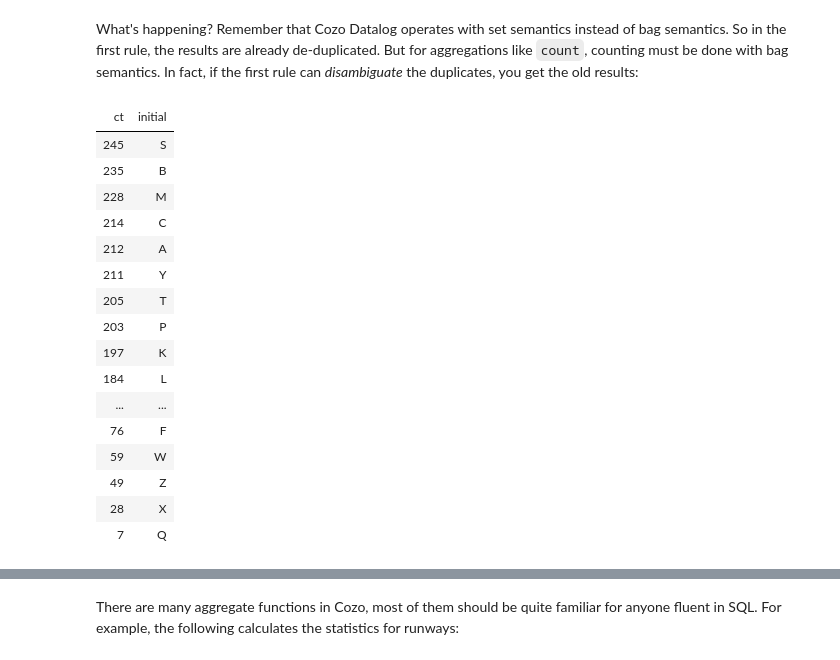
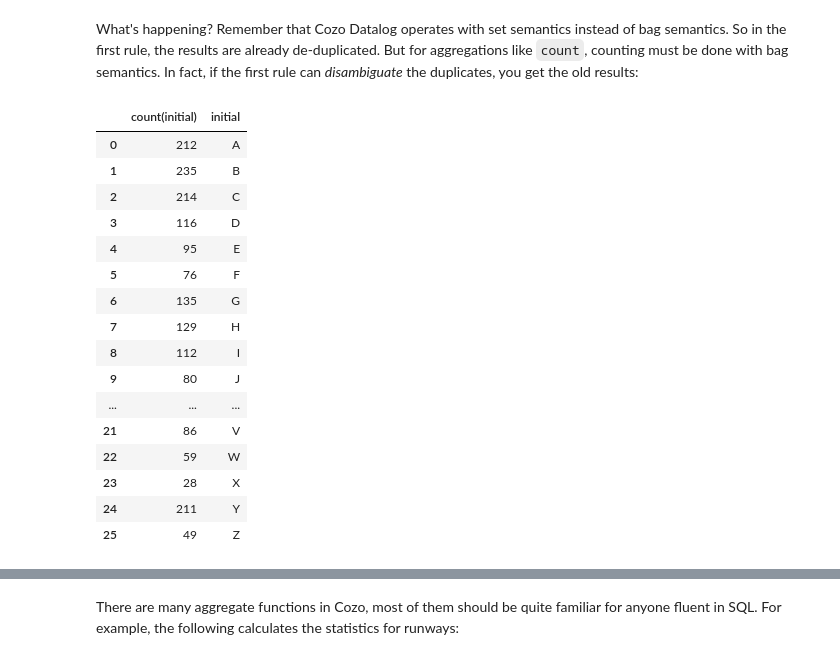
Before and after one commit to cozodb/cozo, a Jupyter notebook: tutorial/3-distillation.ipynb, the cells around one changed output, grey strips where cells are left out. Saved outputs shown, nothing was run; the diff lists cells and outputs as text; code cells hidden in the pictures.

```diff
--- a/tutorial/3-distillation.ipynb
+++ b/tutorial/3-distillation.ipynb
@@ -220,24 +234,24 @@ Took 11ms
 What's happening? Remember that Cozo Datalog operates with set semantics instead of bag semantics. So in the first rule, the results are already de-duplicated. But for aggregations like `count`, counting must be done with bag semantics. In fact, if the first rule can _disambiguate_ the duplicates, you get the old results:
 # %%
 initials[i, iata] := [_ airport.iata iata], i <- first(chars(iata))
-?[count(ct), initial] := initials[initial, _], ct <- initial
+?[count(initial), initial] := initials[initial, _]
 
-:order -ct
+:order initial
 # %% [output]
-| ct | initial |
-| 245 | S |
-| 235 | B |
-| 228 | M |
-| 214 | C |
-| 212 | A |
-| 211 | Y |
-| 205 | T |
-| 203 | P |
-| 197 | K |
-| 184 | L |
-| ... | ... |
-| 76 | F |
-| 59 | W |
-| 49 | Z |
-| 28 | X |
-| 7 | Q |
+|  | count(initial) | initial |
+| 0 | 212 | A |
+| 1 | 235 | B |
+| 2 | 214 | C |
+| 3 | 116 | D |
+| 4 | 95 | E |
+| 5 | 76 | F |
+| 6 | 135 | G |
+| 7 | 129 | H |
+| 8 | 112 | I |
+| 9 | 80 | J |
+| ... | ... | ... |
+| 21 | 86 | V |
+| 22 | 59 | W |
+| 23 | 28 | X |
+| 24 | 211 | Y |
+| 25 | 49 | Z |
```
Also changed, not shown: parts of 21 cells of this notebook, 10 other files.
